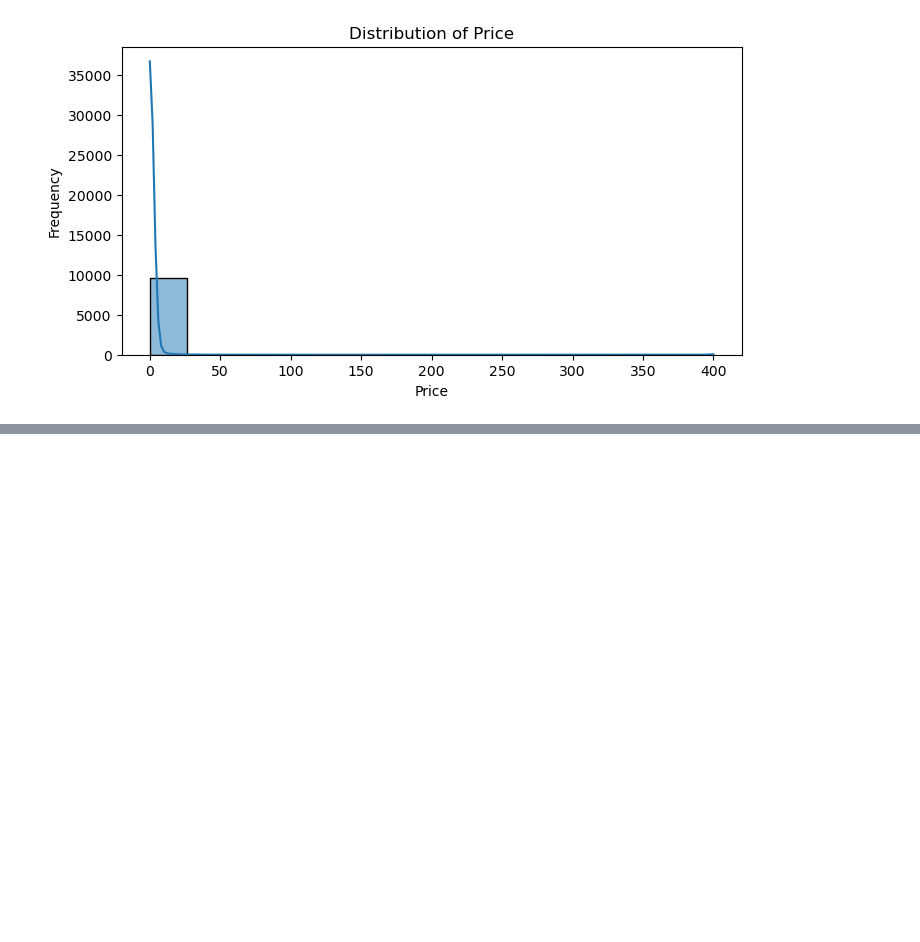
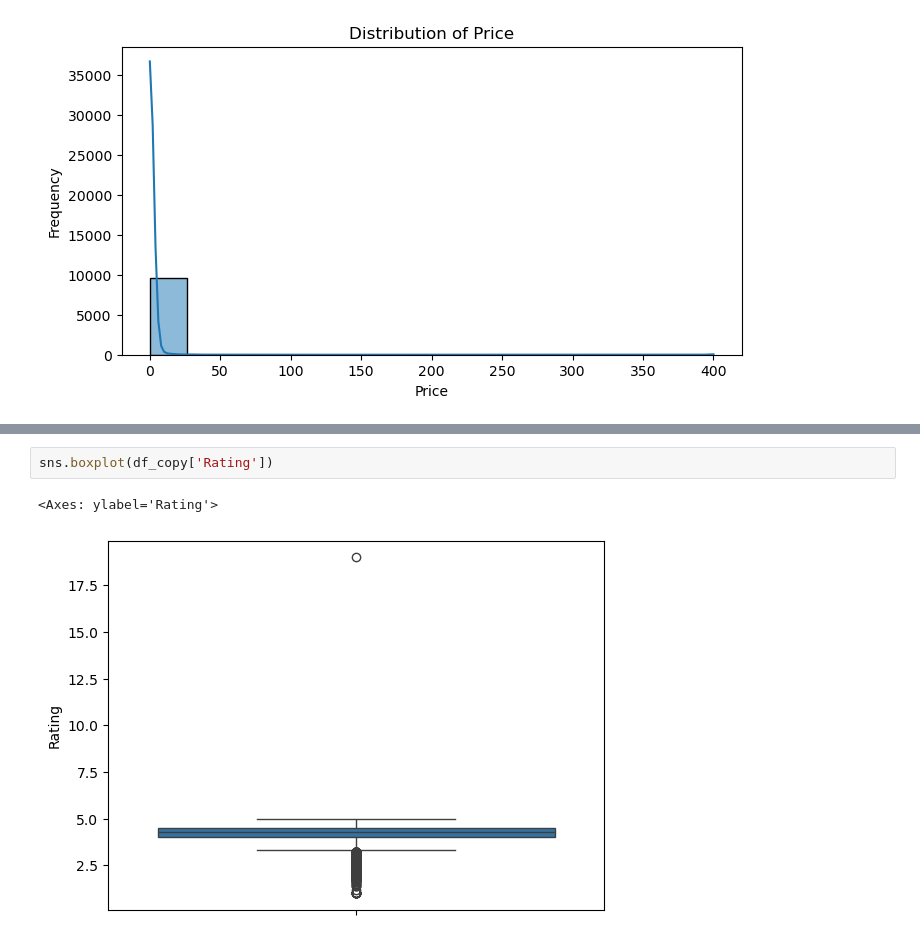
Before and after one commit to Shivauppe/FY2026_Feb, a Jupyter notebook: google_play.ipynb, the cells around one changed output, grey strips where cells are left out. Saved outputs shown, nothing was run; the diff lists cells and outputs as text; blank space fills up the shorter version.

```diff
--- a/google_play.ipynb
+++ b/google_play.ipynb
@@ -655,0 +764,5 @@ for col in numerical_cols:
+# %%
+sns.boxplot(df_copy['Rating'])
+# %% [output]
+<Axes: ylabel='Rating'>
+[figure, added]
```
Also changed, not shown: parts of 12 cells of this notebook.
